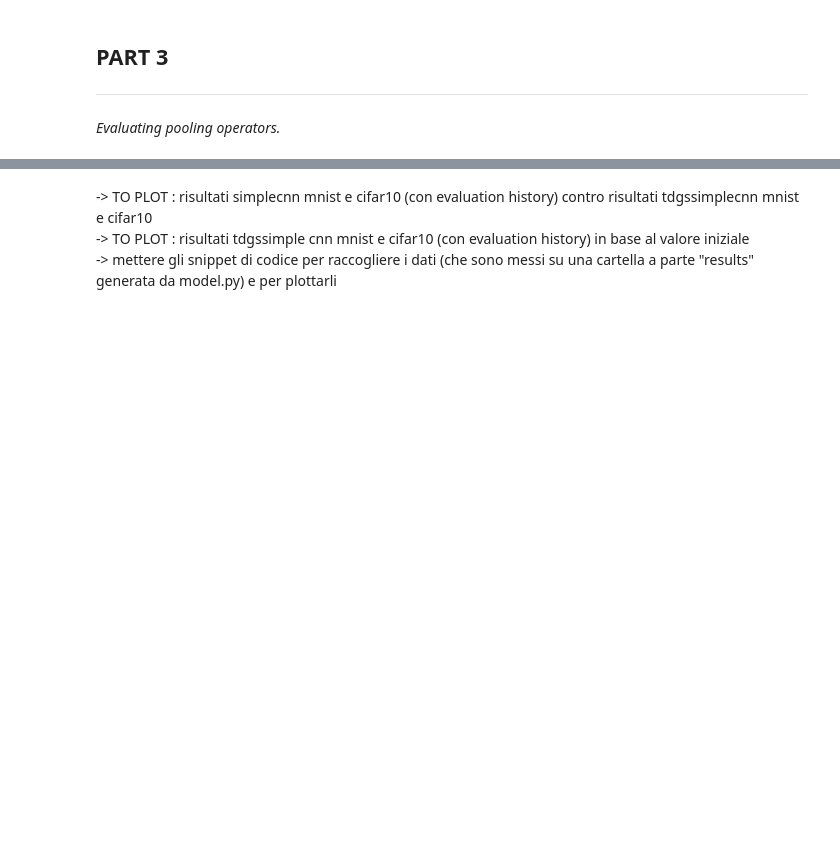
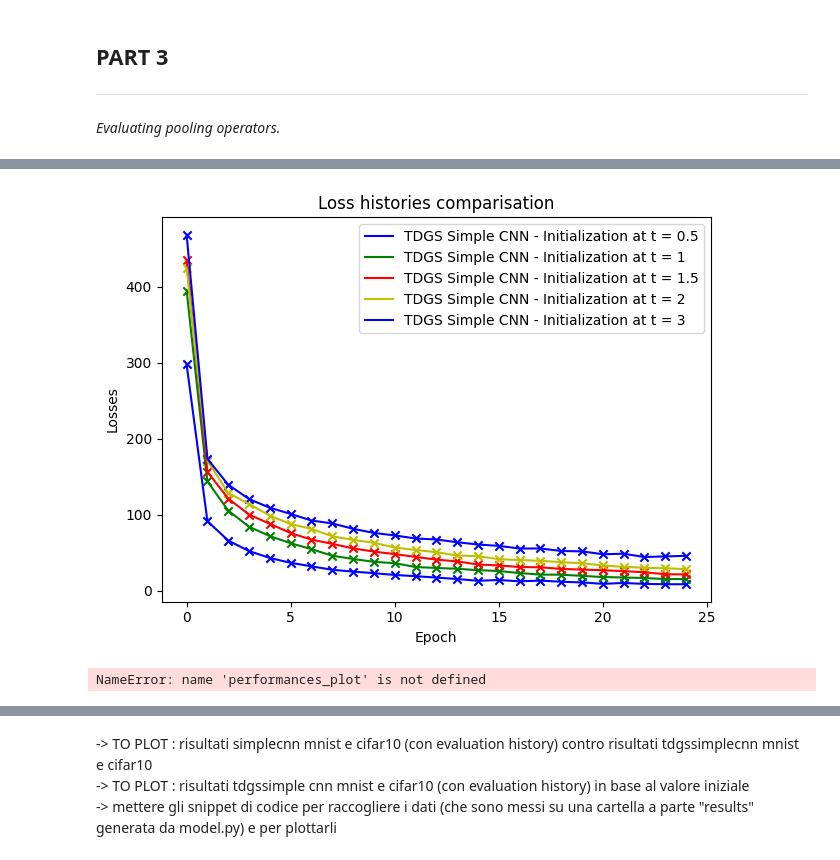
Before and after one commit to frekkoz3/LEARNABLE-POOLER-PROJECT, a Jupyter notebook: project.ipynb, the cells around one changed output, grey strips where cells are left out. Saved outputs shown, nothing was run; the diff lists cells and outputs as text; code cells hidden in the pictures; blank space fills up the shorter version.

```diff
--- a/project.ipynb
+++ b/project.ipynb
@@ -257,0 +292,12 @@ tensor([[[[ 6.,  8.],
+# %%
+transform = transforms.ToTensor()
+
+train_dataset = datasets.MNIST(root='./data', train=True, download=True, transform=transform)
+test_dataset  = datasets.MNIST(root='./data', train=False, download=True, transform=transform)
+
+train_loader = DataLoader(train_dataset, batch_size=64, shuffle=True)
+test_loader  = DataLoader(test_dataset, batch_size=64)
+# %%
+device = torch.device("cuda" if torch.cuda.is_available() else "cpu")
+print(device)
+criterion = nn.CrossEntropyLoss()
@@ -257,0 +306,13 @@ tensor([[[[ 6.,  8.],
+# %%
+initial_values = [0.5, 1, 1.5, 2, 3]
+colors = ['k', 'b', 'g', 'r', 'y']
+containers = []
+performances = []
+for i, i_v in enumerate(initial_values):
+    model = TDSGSimpleCNN(dataset="MNIST", initial_value=i_v).to(device)
+    print(f"TRAINING PHASE OF {model.name()} ...")
+    optimizer = optim.Adam(model.parameters(), lr=0.001)
+    history = training(train_loader, model, device, criterion, optimizer, epochs=25, verbose = False)
+    accuracy = testing(test_loader, model, device)
+    containers.append([history, model.name(), colors[i]])
+    performances.append(accuracy)
@@ -257,0 +335,8 @@ tensor([[[[ 6.,  8.],
+# %%
+comparison_plot(containers)
+# %% [output]
+[figure, added]
+# %%
+performances_plot(initial_values, performances, "MNIST")
+# %% [output]
+NameError: name 'performances_plot' is not defined
```
Also changed, not shown: parts of 17 cells of this notebook, 2 other files.
